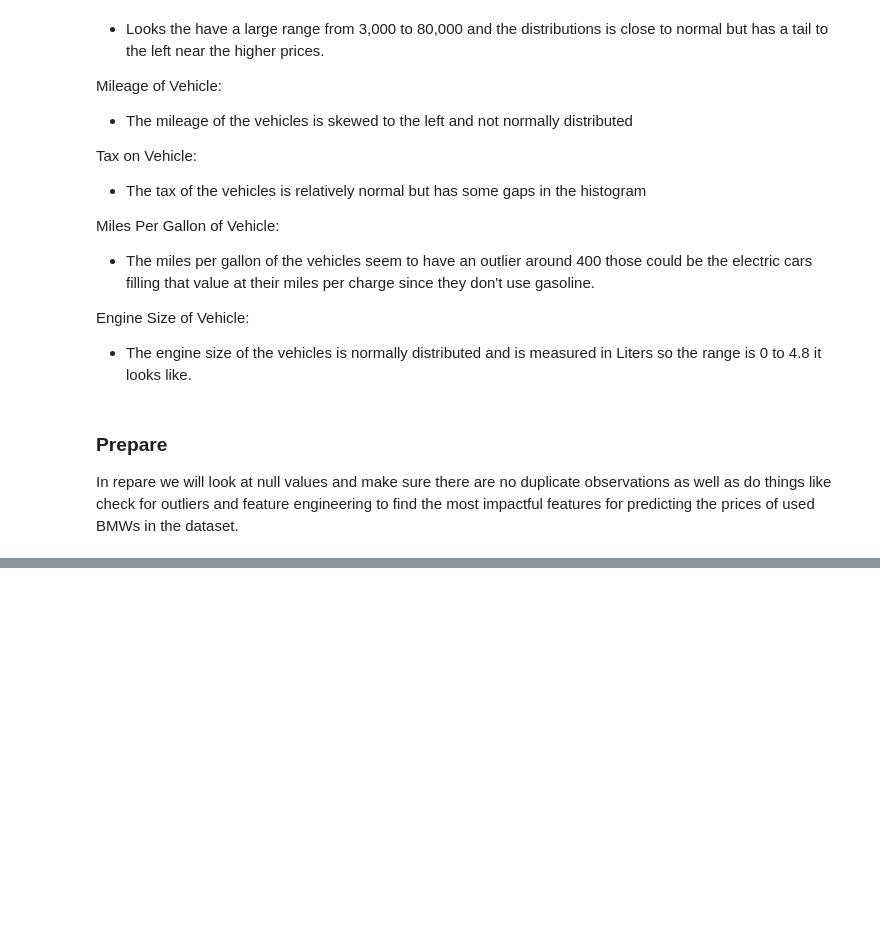
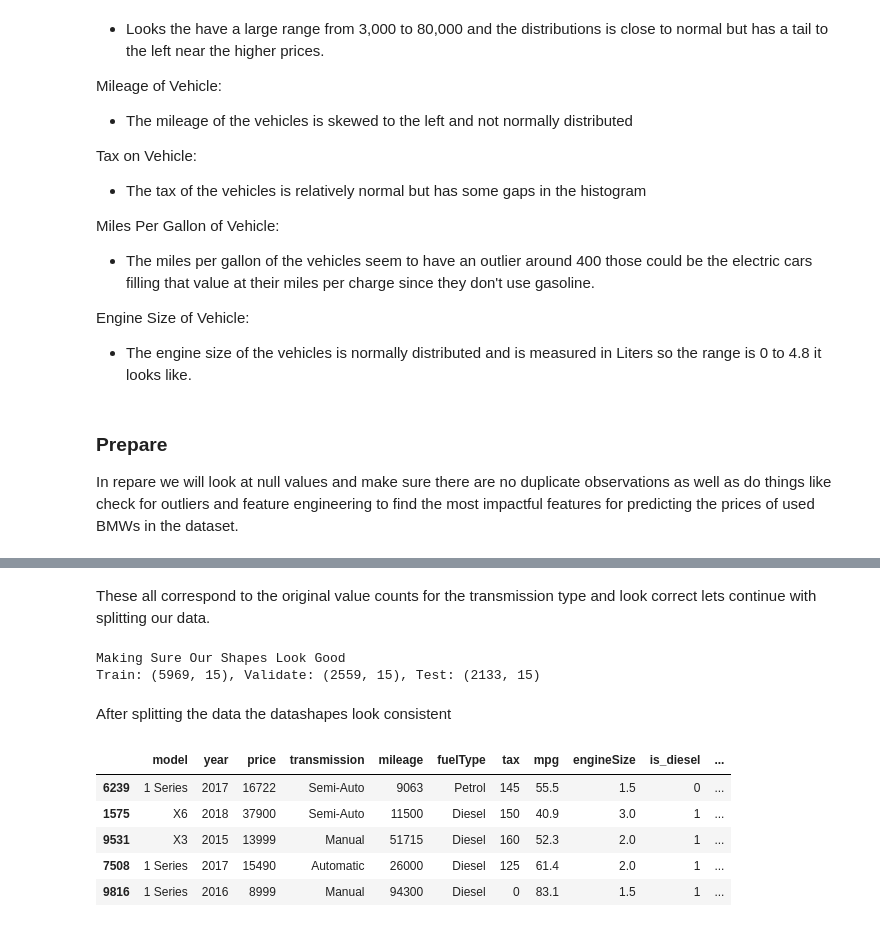
Before and after one commit to ForrestMccrosky/Predicting_bmw_prices, a Jupyter notebook: bmw_rough_draft.ipynb, the cells around one changed output, grey strips where cells are left out. Drawn from its saved outputs; the diff is of its cells as text; code cells hidden in the pictures; blank space fills up the shorter version.

Commit message:
finished feature engineering and prepare

```diff
--- a/bmw_rough_draft.ipynb
+++ b/bmw_rough_draft.ipynb
@@ -210,0 +230,6 @@ df.duplicated().sum() ## checking for duplicate rows.
+# %%
+## stripping trailing and leading whitespace from string valued columns just in case
+
+df.model = df.model.str.strip()
+df.fuelType = df.fuelType.str.strip()
+df.transmission = df.transmission.str.strip()
@@ -210,0 +261,7 @@ df.duplicated().sum() ## checking for duplicate rows.
+# %%
+## using one hot encoding to get dummy categorical columns for diesel, electric, and hybrid
+## fuel types
+
+df['is_diesel'] = np.where(df.fuelType == 'Diesel', 1, 0)
+df['is_electric'] = np.where(df.fuelType == 'Electric', 1, 0)
+df['is_hybrid'] = np.where(df.fuelType == 'Hybrid', 1, 0)
@@ -210,0 +307,8 @@ df.duplicated().sum() ## checking for duplicate rows.
+# %%
+## using one hot encoding to get dummy categorical columns for manual, automatic,
+## and semi automatic transmission types
+
+
+df['is_manual'] = np.where(df.transmission == 'Manual', 1, 0)
+df['is_semiauto'] = np.where(df.transmission == 'Semi-Auto', 1, 0)
+df['is_automatic'] = np.where(df.transmission == 'Automatic', 1, 0)
@@ -210,0 +345,20 @@ df.duplicated().sum() ## checking for duplicate rows.
+# %% [markdown]
+These all correspond to the original value counts for the transmission type and look correct lets continue with splitting our data.
+# %%
+## using our data split function to split into train validate, & test dataframes
+
+train, validate, test = split_data(df)
+# %% [output]
+Making Sure Our Shapes Look Good
+Train: (5969, 15), Validate: (2559, 15), Test: (2133, 15)
+# %% [markdown]
+After splitting the data the datashapes look consistent
+# %%
+train.head() ## previewing our train df
+# %% [output]
+|  | model | year | price | transmission | mileage | fuelType | tax | mpg | engineSize | is_diesel | ... |
+| 6239 | 1 Series | 2017 | 16722 | Semi-Auto | 9063 | Petrol | 145 | 55.5 | 1.5 | 0 | ... |
+| 1575 | X6 | 2018 | 37900 | Semi-Auto | 11500 | Diesel | 150 | 40.9 | 3.0 | 1 | ... |
+| 9531 | X3 | 2015 | 13999 | Manual | 51715 | Diesel | 160 | 52.3 | 2.0 | 1 | ... |
+| 7508 | 1 Series | 2017 | 15490 | Automatic | 26000 | Diesel | 125 | 61.4 | 2.0 | 1 | ... |
+| 9816 | 1 Series | 2016 | 8999 | Manual | 94300 | Diesel | 0 | 83.1 | 1.5 | 1 | ... |
```
Also changed, not shown: parts of 15 cells of this notebook.
